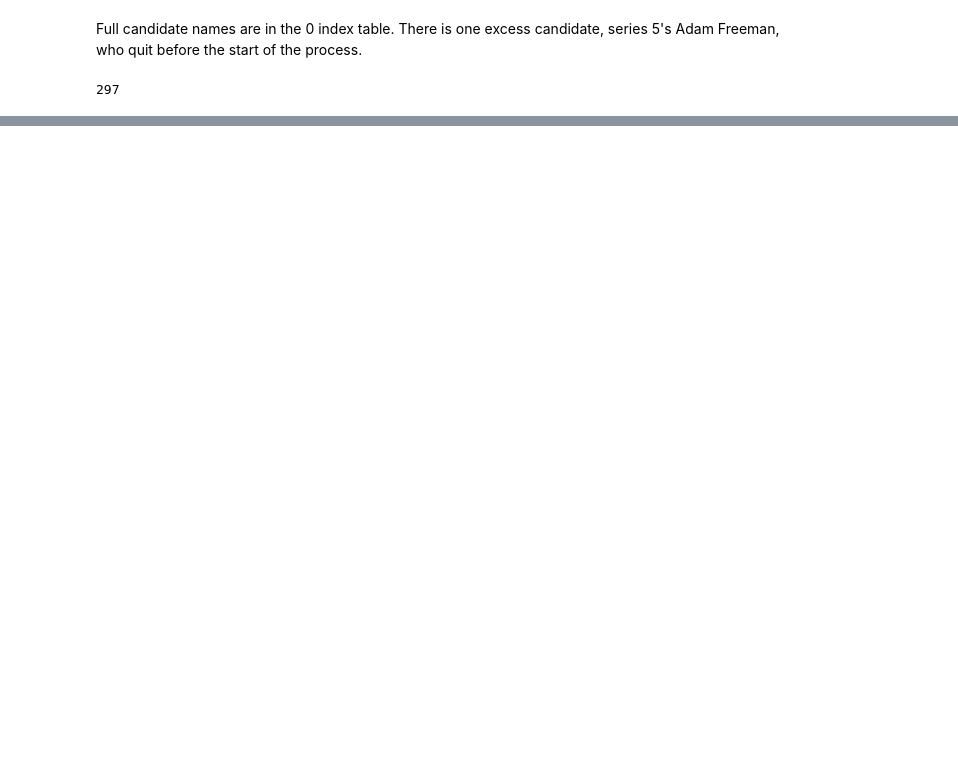
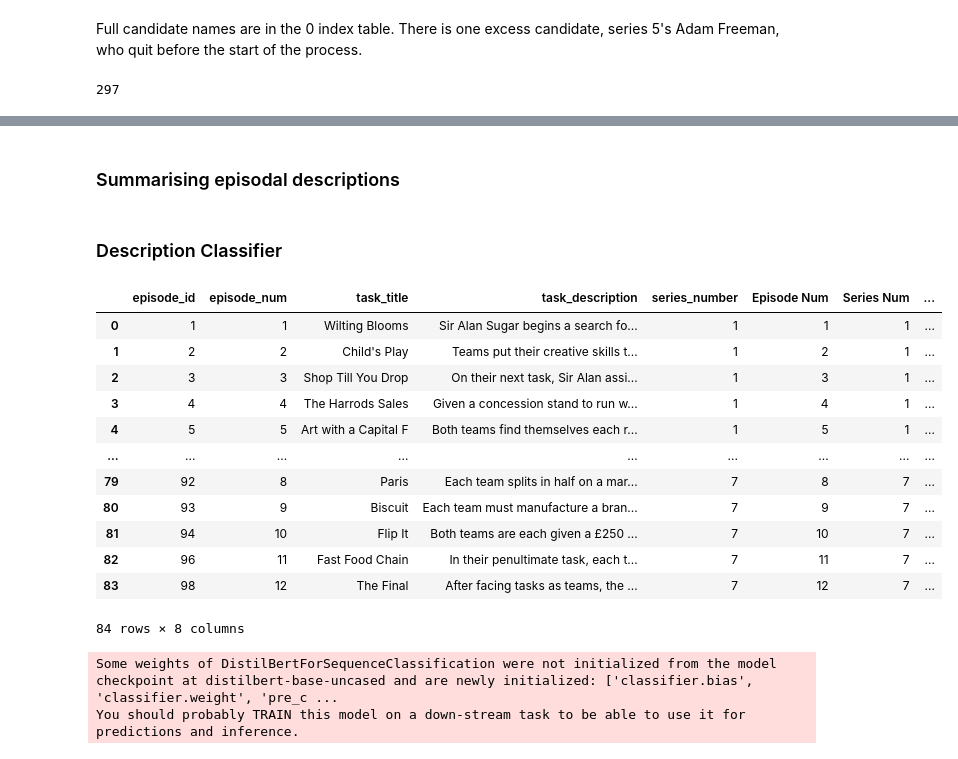
Before and after one commit to jacb1729/The-Apprentice, a Jupyter notebook: notebook.ipynb, the cells around one changed output, grey strips where cells are left out. Drawn from its saved outputs; the diff is of its cells as text; code cells hidden in the pictures; blank space fills up the shorter version.

Commit message:
get text classifier working

```diff
--- a/notebook.ipynb
+++ b/notebook.ipynb
@@ -280,3 +281,5 @@ df_p
 | Paul Bowen | Paul B. | LOSS | FIRED | None | None | None | None | None | None | None | ... |
 | Oliver "Ollie" Medforth | Ollie | FIRED | None | None | None | None | None | None | None | None | ... |
 297 rows × 13 columns
+# %% [markdown]
+### Summarising episodal descriptions
@@ -282,0 +291,31 @@ df_p
+# %% [markdown]
+### Description Classifier
+# %%
+episode_labels = pd.read_csv("episode_task_category_labels.csv")
+classes = list(episode_labels.Category.unique())
+
+# Load the data
+episode_summaries = pd.read_csv("episode_summaries.csv")
+
+# Merge the datasets on Episode Num and Series Num
+data = episode_summaries.merge(
+    episode_labels,
+    left_on=["episode_num", "series_number"],
+    right_on=["Episode Num", "Series Num"]
+)
+
+data
+# %% [output]
+|  | episode_id | episode_num | task_title | task_description | series_number | Episode Num | Series Num | ... |
+| 0 | 1 | 1 | Wilting Blooms | Sir Alan Sugar begins a search fo... | 1 | 1 | 1 | ... |
+| 1 | 2 | 2 | Child's Play | Teams put their creative skills t... | 1 | 2 | 1 | ... |
+| 2 | 3 | 3 | Shop Till You Drop | On their next task, Sir Alan assi... | 1 | 3 | 1 | ... |
+| 3 | 4 | 4 | The Harrods Sales | Given a concession stand to run w... | 1 | 4 | 1 | ... |
+| 4 | 5 | 5 | Art with a Capital F | Both teams find themselves each r... | 1 | 5 | 1 | ... |
+| ... | ... | ... | ... | ... | ... | ... | ... | ... |
+| 79 | 92 | 8 | Paris | Each team splits in half on a mar... | 7 | 8 | 7 | ... |
+| 80 | 93 | 9 | Biscuit | Each team must manufacture a bran... | 7 | 9 | 7 | ... |
+| 81 | 94 | 10 | Flip It | Both teams are each given a £250 ... | 7 | 10 | 7 | ... |
+| 82 | 96 | 11 | Fast Food Chain | In their penultimate task, each t... | 7 | 11 | 7 | ... |
+| 83 | 98 | 12 | The Final | After facing tasks as teams, the ... | 7 | 12 | 7 | ... |
+84 rows × 8 columns
@@ -282,0 +342,9 @@ df_p
+# %%
+from transformers import DistilBertForSequenceClassification, Trainer, TrainingArguments
+
+model = DistilBertForSequenceClassification.from_pretrained(
+    "distilbert-base-uncased", num_labels=len(label_encoder.classes_)
+)
+# %% [output]
+Some weights of DistilBertForSequenceClassification were not initialized from the model checkpoint at distilbert-base-uncased and are newly initialized: ['classifier.bias', 'classifier.weight', 'pre_c ...
+You should probably TRAIN this model on a down-stream task to be able to use it for predictions and inference.
```
Also changed, not shown: parts of 13 cells of this notebook, 1 other file.
